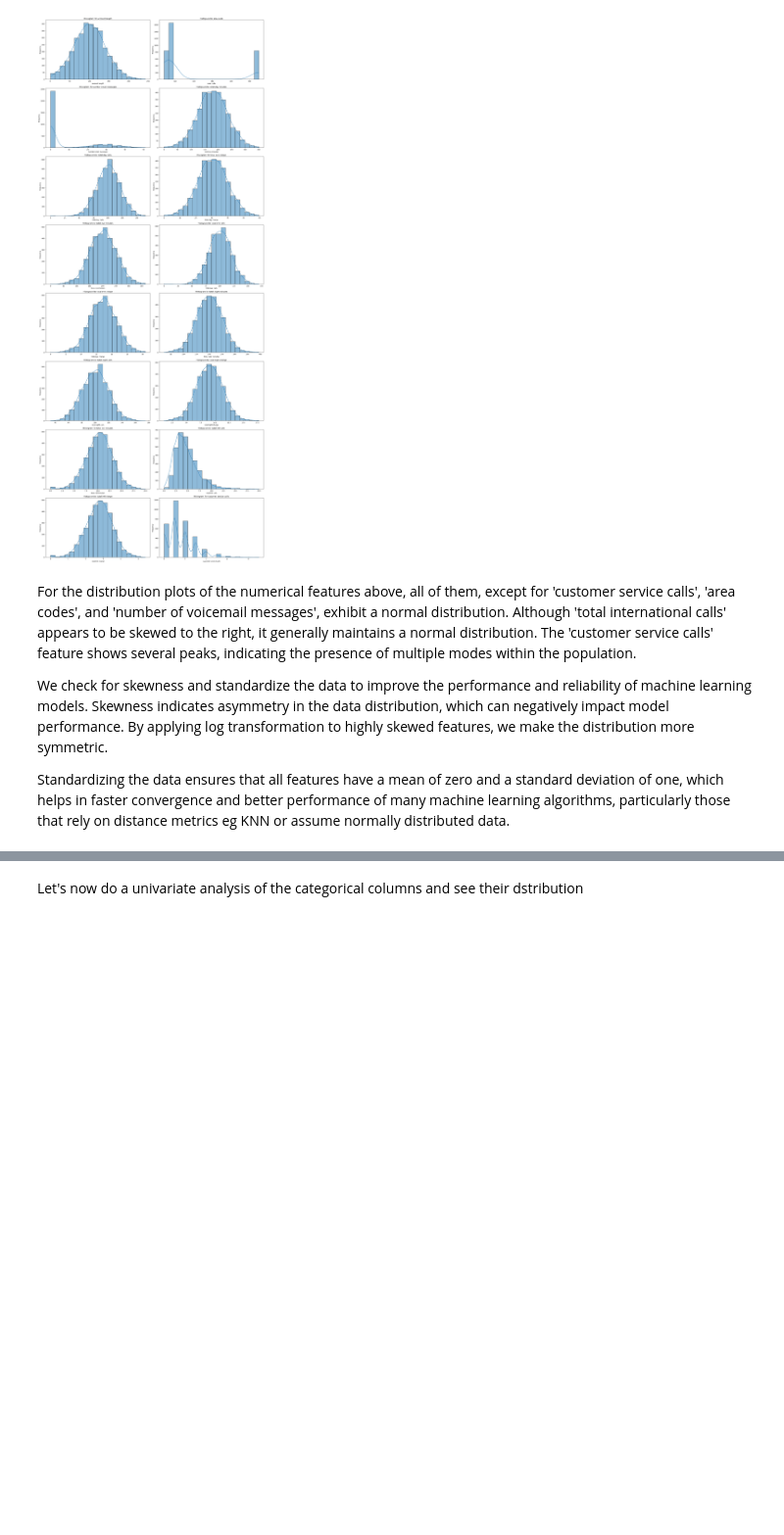
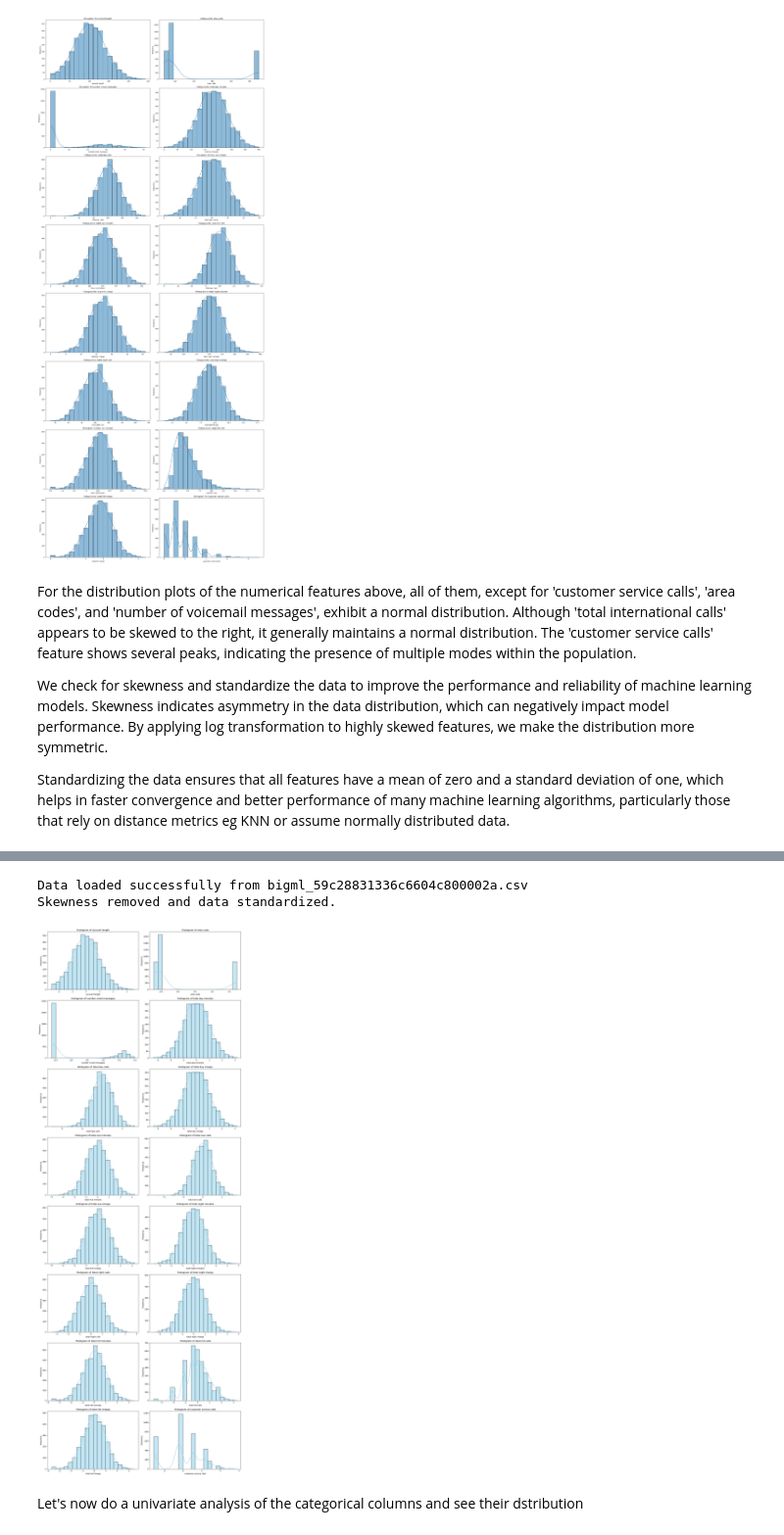
Before and after one commit to TyrionCodister/Churn-in-Telecom-, a Jupyter notebook: Syria Tel Churn Prediction.ipynb, the cells around one changed output, grey strips where cells are left out. Shown at 98% size. Saved outputs shown, nothing was run; the diff lists cells and outputs as text; code cells hidden in the pictures; blank space fills up the shorter version.

```diff
--- a/Syria Tel Churn Prediction.ipynb
+++ b/Syria Tel Churn Prediction.ipynb
@@ -610,2 +572,82 @@ Data loaded successfully from bigml_59c28831336c6604c800002a.csv
+# %%
+
+
+class ClassNormalizeandRemoveSkewness(DataAnalysis):
+    """
+    A subclass of DataAnalysis for normalizing and removing skewness from numerical features.
+    """
+
+    def __init__(self, data):
+        super().__init__(data)
+
+    def log_transform(self, columns):
+        """
+        Apply log transformation to specified columns.
+
+        Parameters:
+        columns (list): List of column names to apply log transformation.
+        """
+        for col in columns:
+            self.data[col] = np.log1p(self.data[col])
+
+    def normalize_and_remove_skewness(self, threshold=1.0):
+        """
+        Check for skewness in numerical columns and perform log transformation
+        followed by standardization using StandardScaler.
+
+        Parameters:
+        threshold (float): The threshold value to determine skewness.
+                           Columns with skewness greater than this threshold will be transformed.
+        """
+        numerical_cols = self.data.select_dtypes(include=['int64', 'float64']).columns
+        skewed_cols = [col for col in numerical_cols if abs(self.data[col].skew()) > threshold]
+
+        if len(skewed_cols) > 0:
+            # Log transform skewed columns
+            self.log_transform(skewed_cols)
+
+            # Standardize the data using StandardScaler
+            scaler = StandardScaler()
+            self.data[numerical_cols] = scaler.fit_transform(self.data[numerical_cols])
+
+            print("Skewness removed and data standardized.")
+        else:
+            print("No columns with skewness greater than the threshold found.")
+
+    def plot_histograms(self):
+        """
+        Plot histograms for all numerical features after dealing with skewness and normalization.
+        """
+        numerical_cols = self.data.select_dtypes(include=['int64', 'float64']).columns
+        num_plots = len(numerical_cols)
+        num_cols = 2
+        num_rows = (num_plots + 1) // 2
+
+        fig, axes = plt.subplots(num_rows, num_cols, figsize=(15, num_rows*5))
+        axes = axes.flatten()
+
+        for i, col in enumerate(numerical_cols):
+            sns.histplot(self.data[col], kde=True, color='skyblue', bins=20, ax=axes[i])
+            axes[i].set_title(f'Histogram of {col}')
+            axes[i].set_xlabel(col)
+            axes[i].set_ylabel('Frequency')
+
+        plt.tight_layout()
+        plt.show()
+
+
+file_name =  'bigml_59c28831336c6604c800002a.csv'
+
+loader = DataFrameLoader(file_name)
+loader.load_data()
+
+if loader.data is not None:
+    analysis_with_normalization = ClassNormalizeandRemoveSkewness(loader.data)
+    analysis_with_normalization.normalize_and_remove_skewness()
+    analysis_with_normalization.plot_histograms()
+# %% [output]
+Data loaded successfully from bigml_59c28831336c6604c800002a.csv
+Skewness removed and data standardized.
+[figure, added]
 # %% [markdown]
 Let's now do a univariate analysis of the categorical columns and see their dstribution
```
Also changed, not shown: parts of 6 cells of this notebook.
